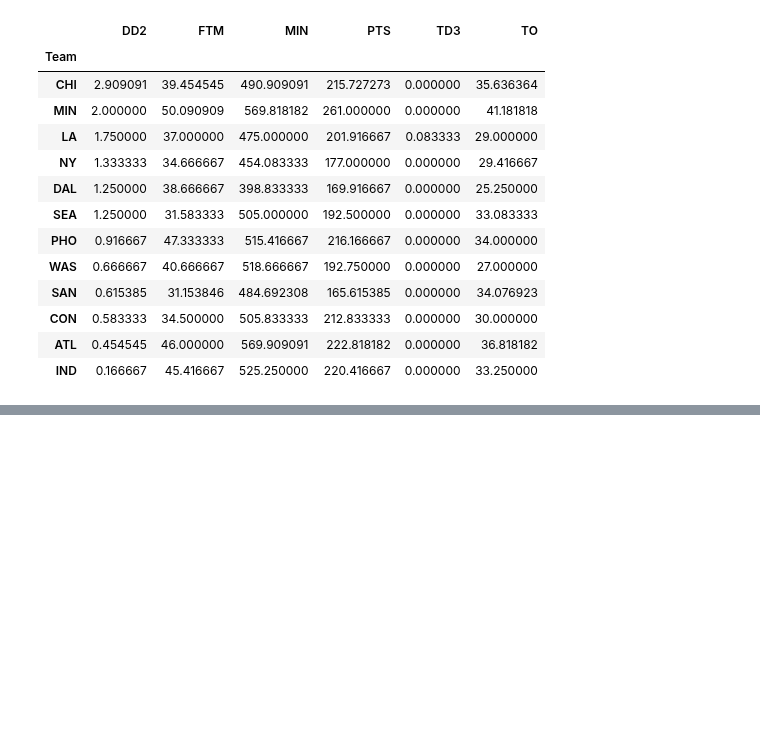
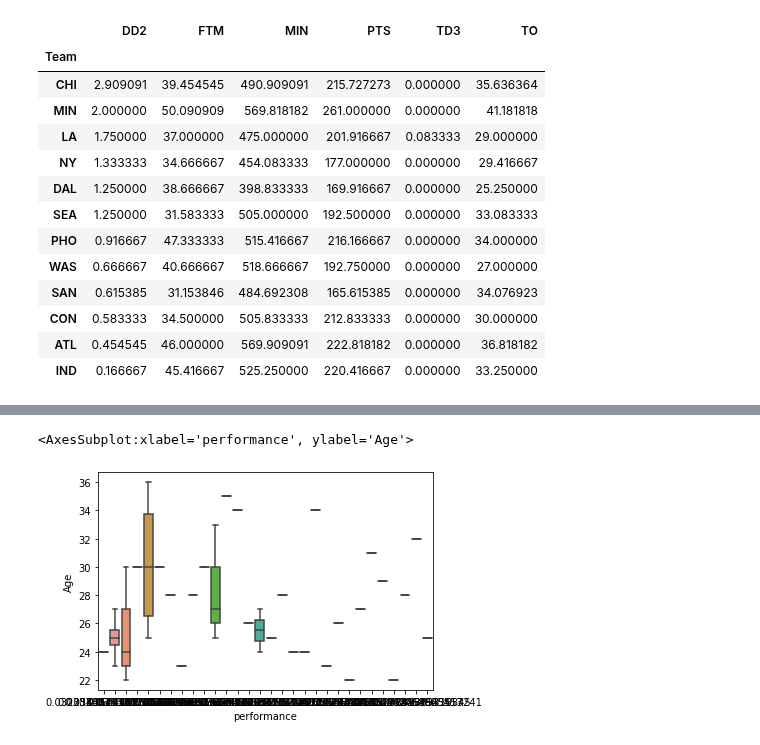
Before and after one commit to jmolendijk/dataV2-labs, a Jupyter notebook: module-2/M2-mini-project2/your-code/3.-Inferential-Analysis.ipynb, the cells around one changed output, grey strips where cells are left out. Saved outputs shown, nothing was run; the diff lists cells and outputs as text; code cells hidden in the pictures; blank space fills up the shorter version.

```diff
--- a/module-2/M2-mini-project2/your-code/3.-Inferential-Analysis.ipynb
+++ b/module-2/M2-mini-project2/your-code/3.-Inferential-Analysis.ipynb
@@ -280,0 +303,3 @@ wnba.pivot_table(index='Team', values=['Name','MIN','FTM','DD2','TD3','TO','PTS'
+# %%
+wnba['performance'] = wnba['DD2']/wnba['Games Played']
+wnba
@@ -280,0 +320,9 @@ wnba.pivot_table(index='Team', values=['Name','MIN','FTM','DD2','TD3','TO','PTS'
+# %%
+DD2_not_null = wnba.loc[(wnba['performance']>0)]
+len(DD2_not_null)
+#Among the player with higher 'performance' I want to see which teams
+
+sns.boxplot(DD2_not_null['performance'],DD2_not_null['Age'])
+# %% [output]
+<AxesSubplot:xlabel='performance', ylabel='Age'>
+[figure, added]
```
Also changed, not shown: parts of 7 cells of this notebook, 17 other files.
